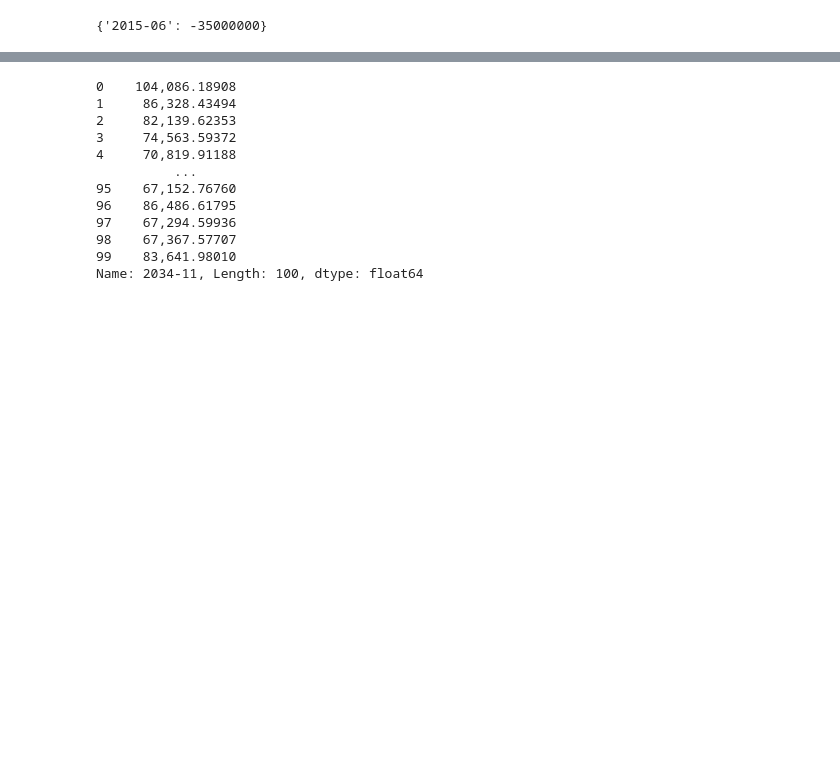
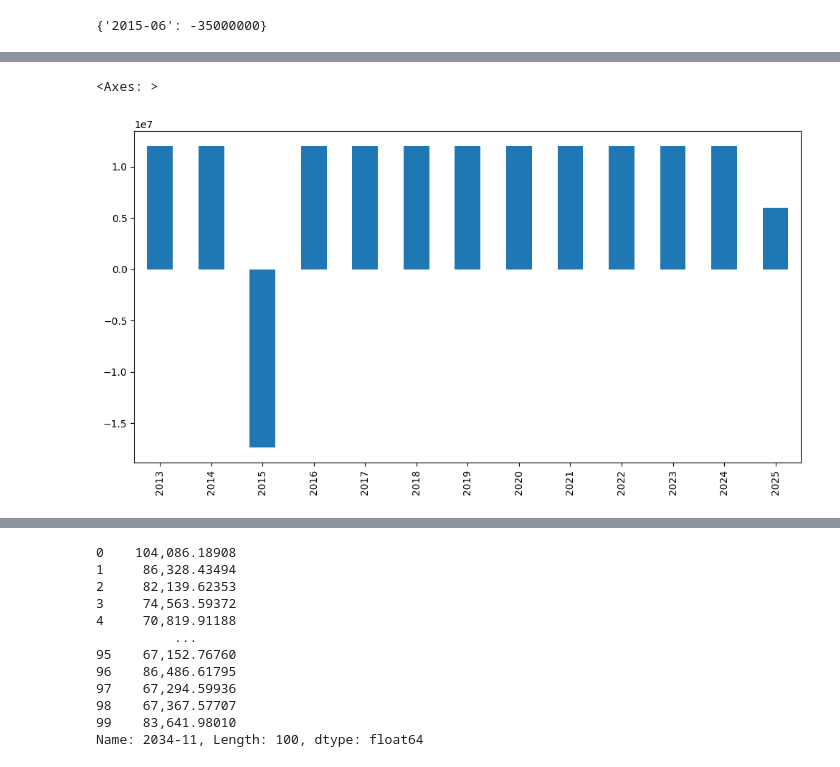
Before and after one commit to mbk-dev/okama, a Jupyter notebook: main_notebook.ipynb, the cells around one changed output, grey strips where cells are left out. Saved outputs shown, nothing was run; the diff lists cells and outputs as text; code cells hidden in the pictures; blank space fills up the shorter version.

```diff
--- a/main_notebook.ipynb
+++ b/main_notebook.ipynb
@@ -24,6 +27,6 @@ ok.__version__
 # %% [markdown]
 ## DCF
 # %%
-assets = ["MCFTR.INDX", "GC.COMM", "RGBITR.INDX", "RUCBTRNS.INDX"]
+assets = ['RGBITR.INDX', 'RUCBTRNS.INDX', 'MCFTR.INDX', 'GC.COMM']
 assets1 = ["MCFTR.INDX", "GC.COMM"]
 assets2 = ["SPY.US", "AGG.US", "GC.COMM"]
@@ -34,11 +33,11 @@ assets2
 # %%
-weights = [0.30, 0.55, 0.15]
+weights = [0.10, 0.10, 0.55, 0.25]
 
 pf = ok.Portfolio(
-    assets2,
-    ccy="USD",
+    assets,
+    ccy="RUB",
     weights=weights,
-    first_date='2014-01',
+    first_date='2013-01',
     inflation=True,
     # symbol="retirement_pf.PF",
     rebalancing_strategy=ok.Rebalance(period="year"),
@@ -62,7 +61,7 @@ dtype: object
 # %%
 ind = ok.IndexationStrategy(pf)
 ind.initial_investment = 50_000_000
-ind.amount = 1_000_000
+ind.amount = -5_000_000 / 12
 ind.frequency = "month"
 
 d = {
@@ -124,0 +105,3 @@ df.resample("Y").sum().plot(kind="bar")
+# %%
+cf_pv = pf.dcf.cash_flow_ts_pv
+cf_pv
@@ -124,0 +121,5 @@ df.resample("Y").sum().plot(kind="bar")
+# %%
+cf_pv.resample("Y").sum().plot(kind="bar")
+# %% [output]
+<Axes: >
+[figure, added]
```
Also changed, not shown: parts of 19 cells of this notebook, 6 other files.
